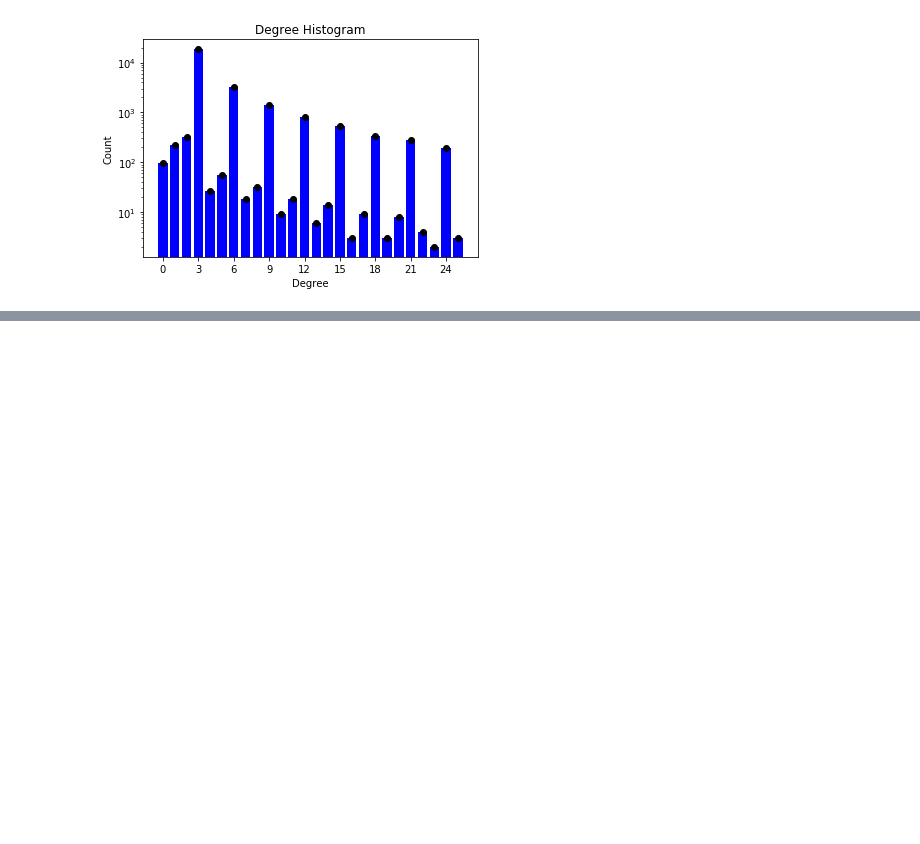
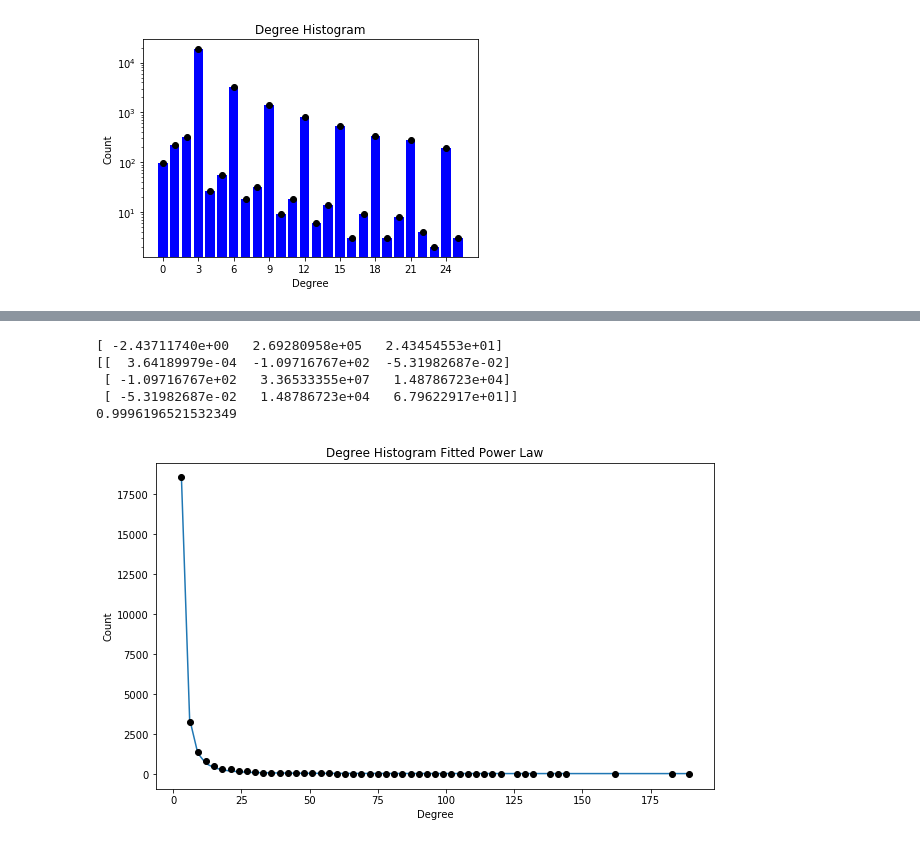
Before and after one commit to mbillig/CoStarNetwork, a Jupyter notebook: ActorNetwork-Bipartite.ipynb, the cells around one changed output, grey strips where cells are left out. Cells and saved outputs as stored; diff of their text form; code cells hidden in the pictures; blank space fills up the shorter version.

```diff
--- a/ActorNetwork-Bipartite.ipynb
+++ b/ActorNetwork-Bipartite.ipynb
@@ -210,0 +253,53 @@ plt.show()
+# %%
+df = pd.DataFrame({
+            'degree': degree,
+            'count': count
+        })
+#df.plot(x='degree', y='count', kind='line', style='--ro')
+
+def func_powerlaw(x, m, c, c0):
+    return c0 + x**m * c
+
+target_func = func_powerlaw
+
+X = df['degree']
+y = df['count']
+
+popt, pcov = curve_fit(target_func, X, y, maxfev=3000, p0 = np.asarray([-1, 10*5, 0]))
+print(popt)
+print(pcov)
+
+residuals = y - target_func(X, popt[0], popt[1], popt[2])
+ss_res = np.sum(residuals**2)
+ss_tot = np.sum((y - np.mean(y))**2)
+r_squared = 1 - (ss_res / ss_tot)
+print(r_squared)
+
+#plt.figure(figsize=(20, 16))
+#plt.plot(X, target_func(X, *popt), '-')
+#plt.plot(X, y, 'ro')
+
+#plt.legend()
+#plt.show()
+
+fig, ax = plt.subplots(figsize=(10,6))
+#plt.bar(degree, count, width=0.80, color='b')
+plt.plot(X, target_func(X, *popt), '-')
+plt.plot(X, y, 'ko')
+
+plt.title("Degree Histogram Fitted Power Law")
+plt.ylabel("Count")
+plt.xlabel("Degree")
+#equation = r'$P(k) = ' + str(round(popt[1], 3)) + '* x^' + str(round(popt[0], 3) + ' + '+ str(round(popt[2], 3))
+#text(1,1, equation)
+#start, end = ax.get_xlim()
+#ax.xaxis.set_ticks(np.arange(0, end, 3))
+
+plt.show()
+# %% [output]
+[ -2.43711740e+00   2.69280958e+05   2.43454553e+01]
+[[  3.64189979e-04  -1.09716767e+02  -5.31982687e-02]
+ [ -1.09716767e+02   3.36533355e+07   1.48786723e+04]
+ [ -5.31982687e-02   1.48786723e+04   6.79622917e+01]]
+0.9996196521532349
+[figure, added]
```
Also changed, not shown: parts of 7 cells of this notebook.
